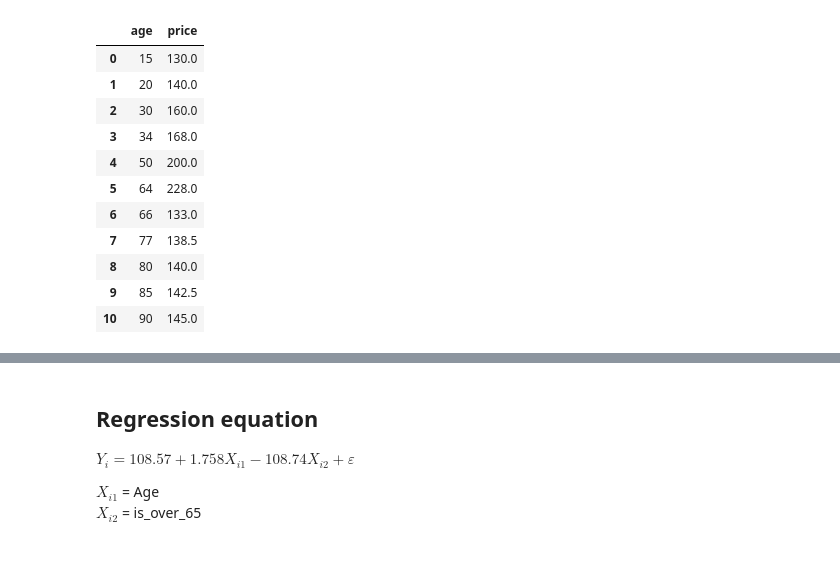
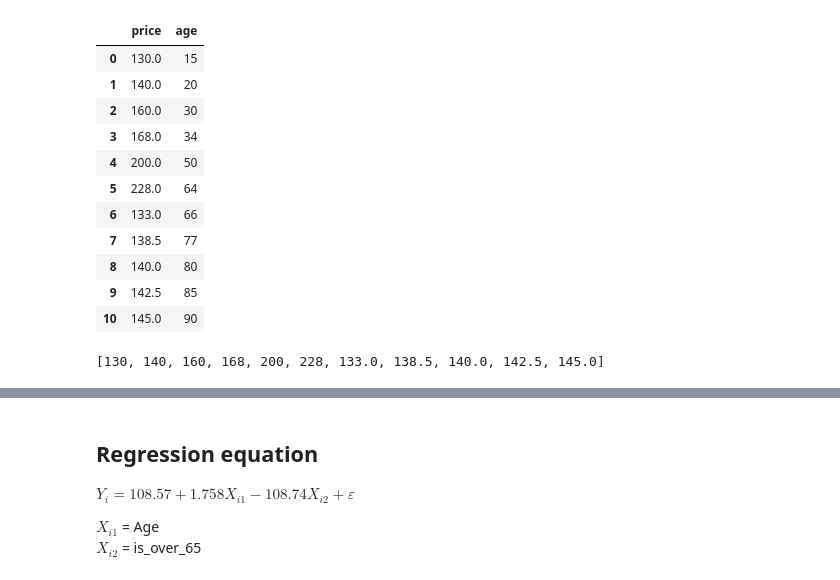
Before and after one commit to berkurka/python_lessons, a Jupyter notebook: Linear Regression/feature_engineering.ipynb, the cells around one changed output, grey strips where cells are left out. Cells and saved outputs as stored; diff of their text form; code cells hidden in the pictures.

```diff
--- a/Linear Regression/feature_engineering.ipynb
+++ b/Linear Regression/feature_engineering.ipynb
@@ -20,28 +20,31 @@ We were able to buy 4 tickets online for people with different ages.
 # %%
 ages = [15, 20, 30, 34, 50, 64,  66, 77, 80, 85, 90]
 prices= [130, 140, 160, 168, 200, 228, 133.0, 138.5, 140.0, 142.5, 145.0]
 
-transform = lambda x: 100 + (2 * x) if x < 65 else 100 + (x * 0.5)
+# transform = lambda x: 100 + (2 * x) if x < 65 else 100 + (x * 0.5)
+# prices = []
+# for i in ages:
+#     prices.append(transform(i))
 
-prices = []
-for i in ages:
-    prices.append(transform(i))
-
-df = pd.DataFrame(list(zip(ages, prices)), columns=['age', 'price'])
+df = pd.DataFrame(list(zip(prices, ages)), columns=['price', 'age'])
 df
 # %% [output]
-|  | age | price |
-| 0 | 15 | 130.0 |
-| 1 | 20 | 140.0 |
-| 2 | 30 | 160.0 |
-| 3 | 34 | 168.0 |
-| 4 | 50 | 200.0 |
-| 5 | 64 | 228.0 |
-| 6 | 66 | 133.0 |
-| 7 | 77 | 138.5 |
-| 8 | 80 | 140.0 |
-| 9 | 85 | 142.5 |
-| 10 | 90 | 145.0 |
+|  | price | age |
+| 0 | 130.0 | 15 |
+| 1 | 140.0 | 20 |
+| 2 | 160.0 | 30 |
+| 3 | 168.0 | 34 |
+| 4 | 200.0 | 50 |
+| 5 | 228.0 | 64 |
+| 6 | 133.0 | 66 |
+| 7 | 138.5 | 77 |
+| 8 | 140.0 | 80 |
+| 9 | 142.5 | 85 |
+| 10 | 145.0 | 90 |
+# %%
+prices
+# %% [output]
+[130, 140, 160, 168, 200, 228, 133.0, 138.5, 140.0, 142.5, 145.0]
 # %%
 fig, ax = plt.subplots(figsize=(10, 6))
 ax.scatter(x = df['age'], y = df['price'])
```
Also changed, not shown: parts of 29 cells of this notebook, 1 other file.
